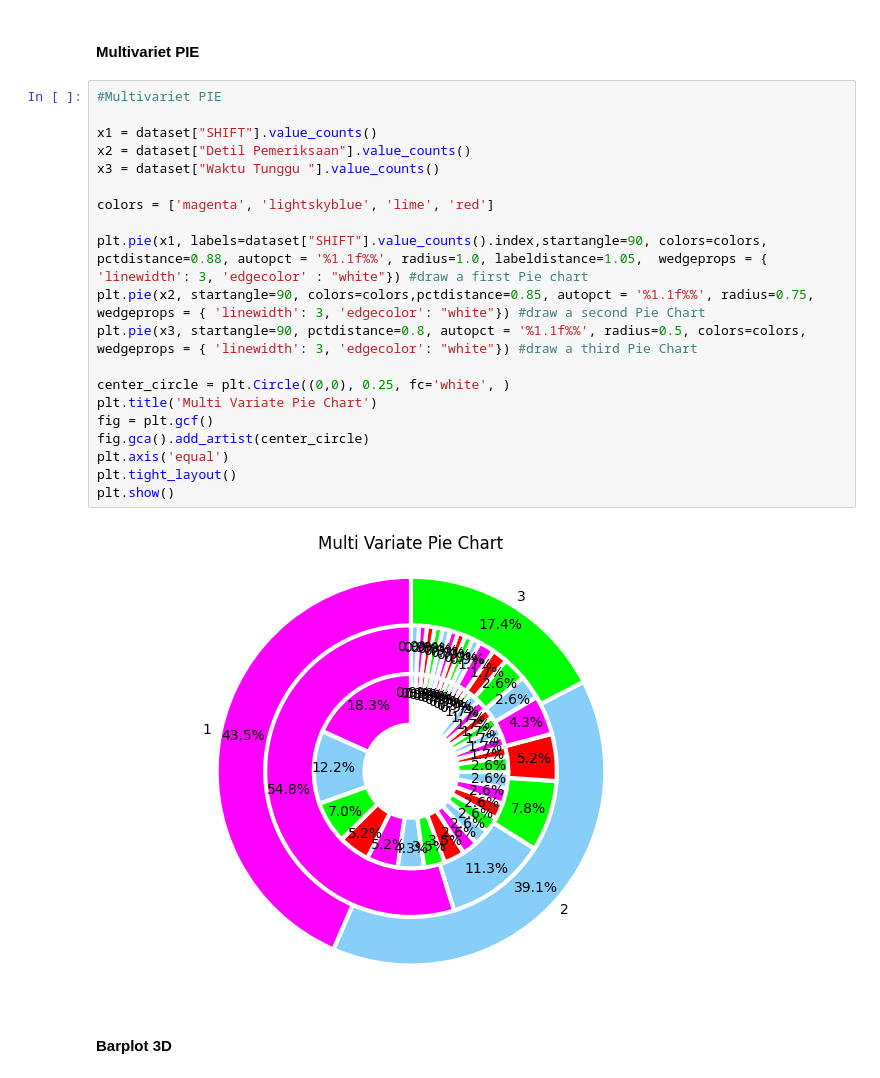
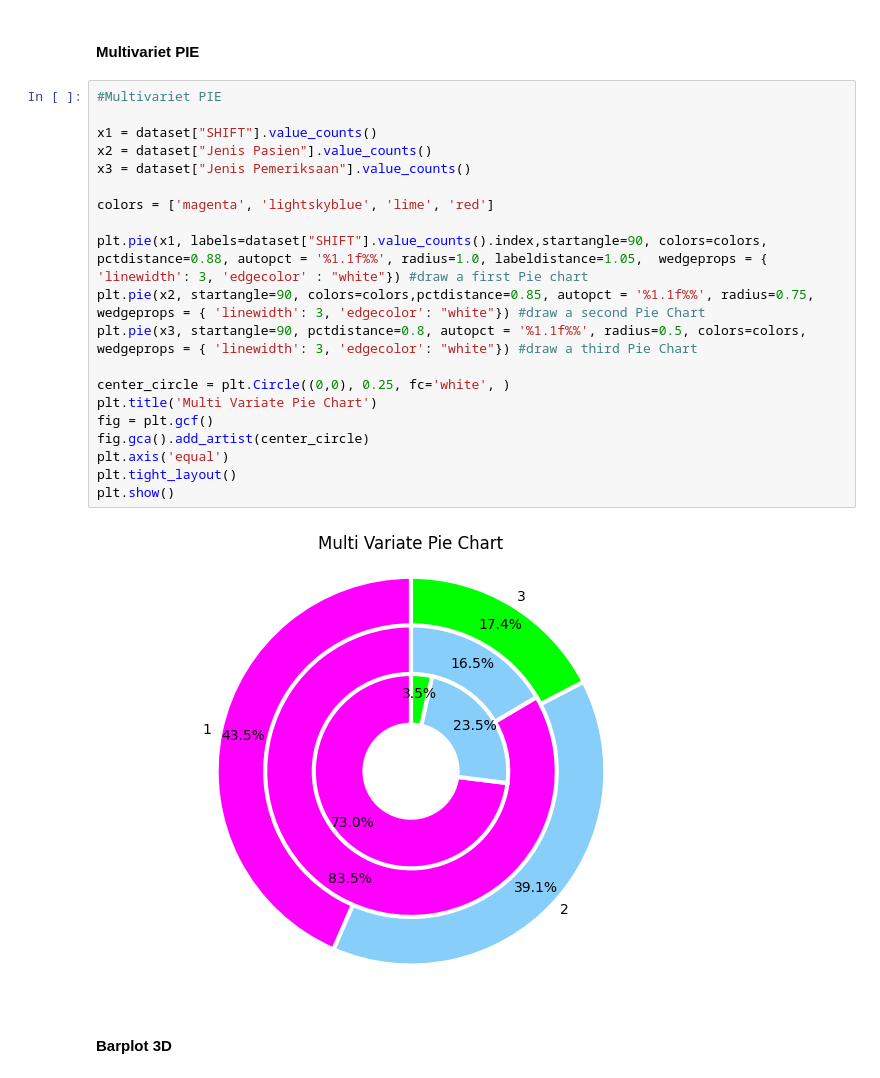
Before and after one commit to patgrace/AVD_WatingTime, a Jupyter notebook: visualisasi.ipynb, the cells around one changed output. Saved outputs shown, nothing was run; the diff lists cells and outputs as text.

```diff
--- a/visualisasi.ipynb
+++ b/visualisasi.ipynb
@@ -616,25 +616,25 @@ plt.show()
 # %%
 #Multivariet PIE
 
 x1 = dataset["SHIFT"].value_counts()
-x2 = dataset["Detil Pemeriksaan"].value_counts()
-x3 = dataset["Waktu Tunggu "].value_counts()
+x2 = dataset["Jenis Pasien"].value_counts()
+x3 = dataset["Jenis Pemeriksaan"].value_counts()
 
 colors = ['magenta', 'lightskyblue', 'lime', 'red']
 
 plt.pie(x1, labels=dataset["SHIFT"].value_counts().index,startangle=90, colors=colors, pctdistance=0.88, autopct = '%1.1f%%', radius=1.0, labeldistance=1.05,  wedgeprops = { 'linewidth': 3, 'edgecolor' : "white"}) #draw a first Pie chart
 plt.pie(x2, startangle=90, colors=colors,pctdistance=0.85, autopct = '%1.1f%%', radius=0.75,  wedgeprops = { 'linewidth': 3, 'edgecolor': "white"}) #draw a second Pie Chart
 plt.pie(x3, startangle=90, pctdistance=0.8, autopct = '%1.1f%%', radius=0.5, colors=colors,  wedgeprops = { 'linewidth': 3, 'edgecolor': "white"}) #draw a third Pie Chart
 
 center_circle = plt.Circle((0,0), 0.25, fc='white', )
 plt.title('Multi Variate Pie Chart')
 fig = plt.gcf()
 fig.gca().add_artist(center_circle)
 plt.axis('equal')
 plt.tight_layout()
 plt.show()
 # %% [output]
-[figure, old version]
+[figure, new version]
 # %% [markdown]
 #### Barplot 3D
 # %%
```
